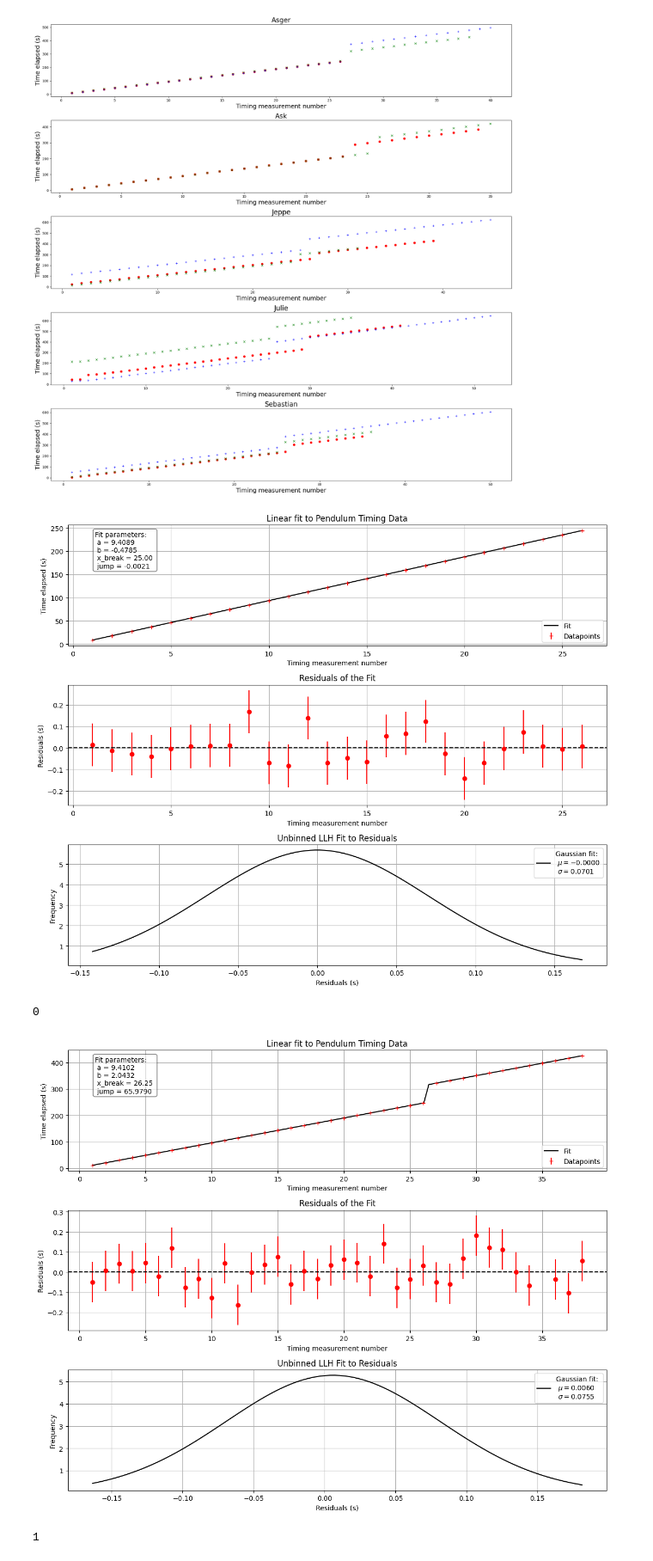
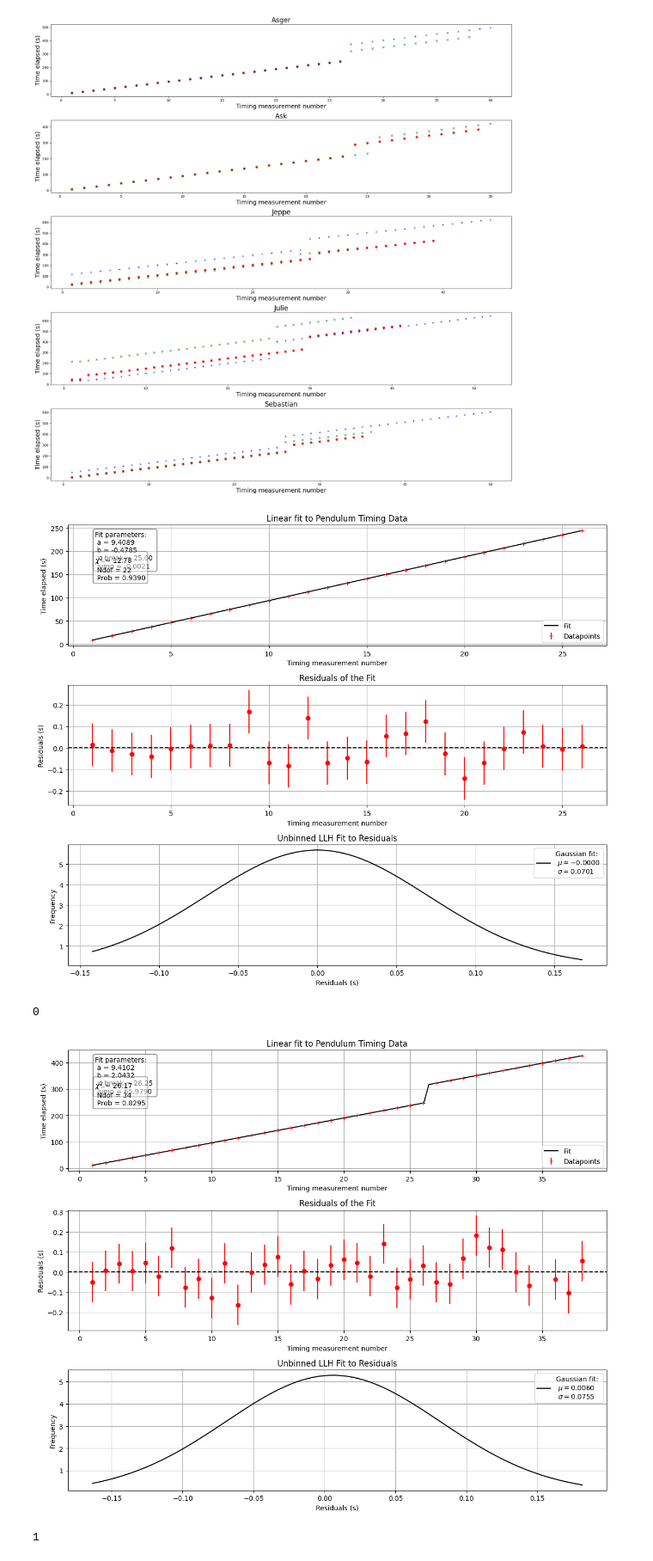
Before and after one commit to Julieloegstrup/Project, a Jupyter notebook: Pendulum/asger/asger_pendulum.ipynb, the cells around one changed output. Shown at 86% size. Cells and saved outputs as stored; diff of their text form; code cells hidden in the pictures.

```diff
--- a/Pendulum/asger/asger_pendulum.ipynb
+++ b/Pendulum/asger/asger_pendulum.ipynb
@@ -210,6 +210,11 @@ for dat in data_sets:
         m_lin = Minuit(chi2_lin, a=0.1, b=0.1, x_break=25, jump=10)
 
     m_lin.migrad()
+    chi2 = m_lin.fval                     # ChiSquare value
+    Ndof = len(n) - m_lin.nfit     # Number of (non-empty) bins
+    Prob = stats.chi2.sf(chi2, Ndof)     # ChiSquare probability given Ndof
+
+
     params = np.array(m_lin.values)
     param_list.append(params)
     fig, axs = plt.subplots(3,1,figsize=(12,10))
@@ -218,6 +223,7 @@ for dat in data_sets:
     y_fit = lin_fit_break(x_fit, *params)
     axs[0].plot(x_fit, y_fit, color= 'black', label='Fit')
     axs[0].text(0.05, 0.95, 'Fit parameters: \n a = {:.4f} \n b = {:.4f} \n x_break = {:.2f} \n jump = {:.4f}'.format(params[0], params[1], params[2], params[3]), transform=axs[0].transAxes, verticalalignment='top', bbox=dict(boxstyle='round', facecolor='white', alpha=0.5))
+    axs[0].text(0.05, 0.75, '$\chi^2$ = {:.2f} \n Ndof = {} \n Prob = {:.4f}'.format(chi2, Ndof, Prob), transform=axs[0].transAxes, verticalalignment='top', bbox=dict(boxstyle='round', facecolor='white', alpha=0.5))
     axs[0].set_xlabel('Timing measurement number')
     axs[0].set_ylabel('Time elapsed (s)')
     axs[0].set_title('Linear fit to Pendulum Timing Data')
@@ -237,34 +243,34 @@ for dat in data_sets:
     axs[1].axhline(0, color='black', linestyle='--')
     axs[1].set_xlabel('Timing measurement number')
     axs[1].set_ylabel('Residuals (s)')
     axs[1].set_title('Residuals of the Fit')
     axs[1].grid()
 
 
     ullhfit = cost.UnbinnedNLL(residuals, gauss_pdf)
     minuit_ullh = Minuit(ullhfit,  mu=0, sigma=0.1)
     minuit_ullh.migrad()
     x_plot = np.linspace(min(residuals), max(residuals), 100)
 
     y_plot =  gauss_pdf(x_plot, minuit_ullh.values['mu'], minuit_ullh.values['sigma'])
     axs[2].plot(x_plot, y_plot, color='black', label='Gaussian fit: \n $\mu = {:.4f}$ \n $\sigma = {:.4f}$'.format(minuit_ullh.values['mu'], minuit_ullh.values['sigma']))
     axs[2].set_title('Unbinned LLH Fit to Residuals')
     axs[2].set_xlabel('Residuals (s)')
     axs[2].set_ylabel('Frequency')
     axs[2].legend()
     axs[2].grid()
     plt.tight_layout()
     plt.show()
     sigmas.append(minuit_ullh.values['sigma'])
     print(i)
 
 
 
 
 
     i+=1
 # %% [output]
-[figure, old version]
+[figure, new version]
 0
-[figure, old version]
+[figure, new version]
 1
```
Also changed, not shown: parts of 7 cells of this notebook.
